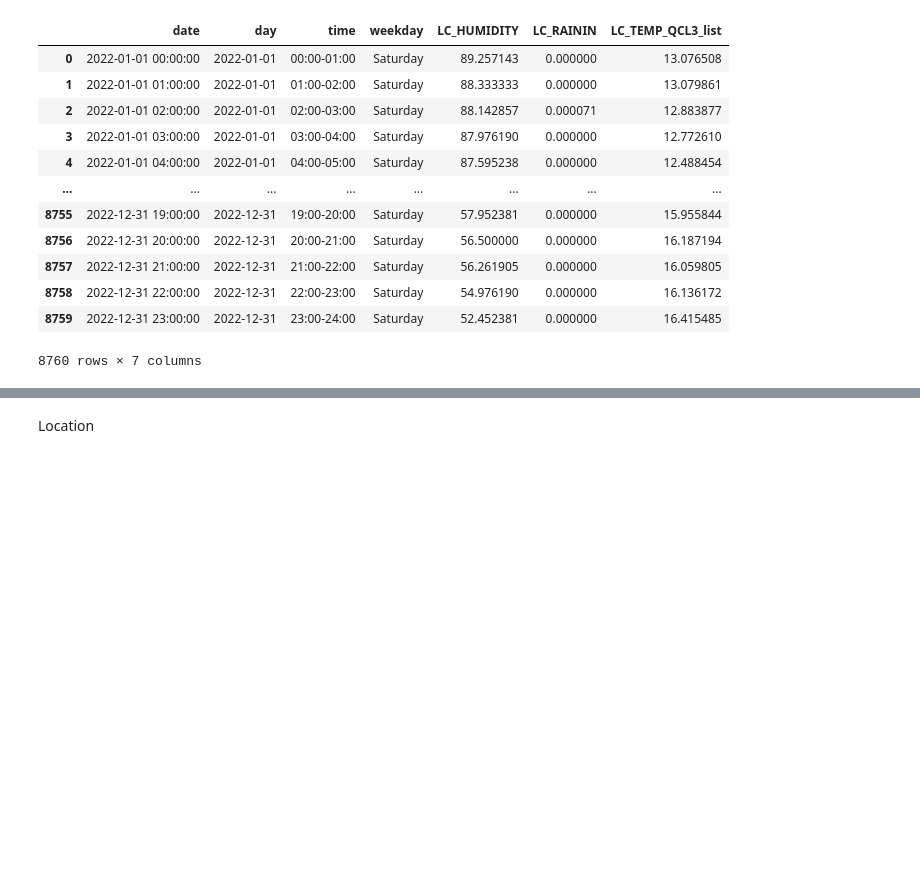
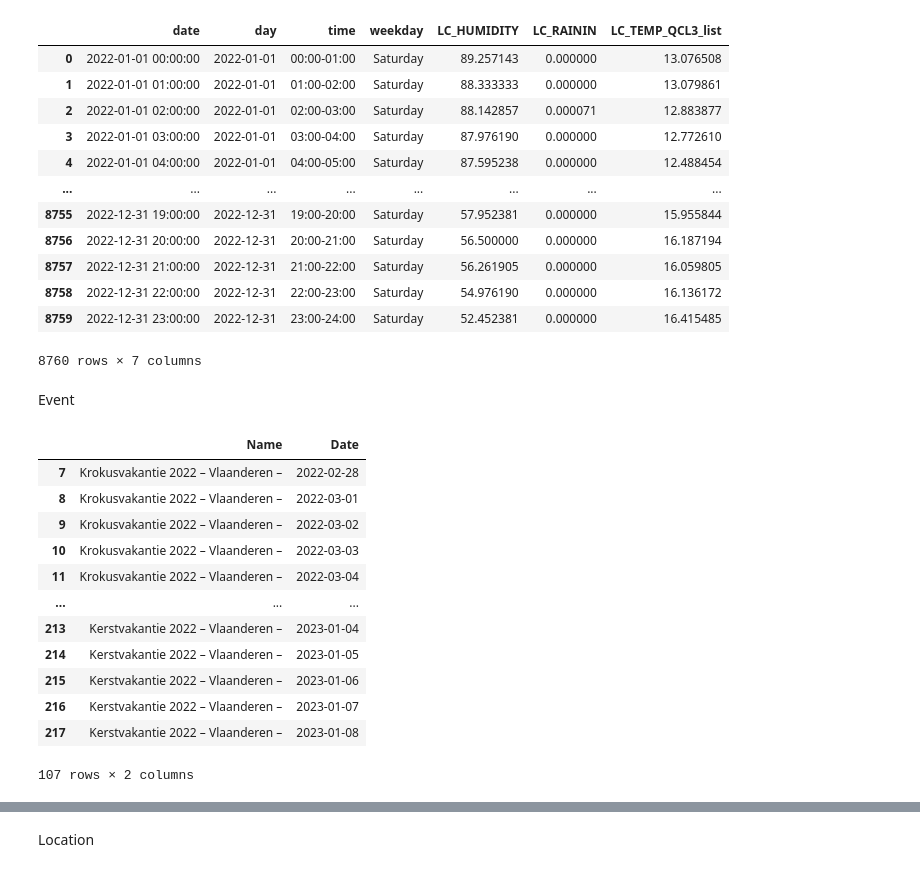
Before and after one commit to SarahSchrevens/MDA_project, a Jupyter notebook: noise prediction model/Past Data matrix/01_past data matrix.ipynb, the cells around one changed output, grey strips where cells are left out. Drawn from its saved outputs; the diff is of its cells as text; code cells hidden in the pictures; blank space fills up the shorter version.

```diff
--- a/noise prediction model/Past Data matrix/01_past data matrix.ipynb
+++ b/noise prediction model/Past Data matrix/01_past data matrix.ipynb
@@ -78,3 +78,5 @@ df
 | 8758 | 2022-12-31 22:00:00 | 2022-12-31 | 22:00-23:00 | Saturday | 54.976190 | 0.000000 | 16.136172 |
 | 8759 | 2022-12-31 23:00:00 | 2022-12-31 | 23:00-24:00 | Saturday | 52.452381 | 0.000000 | 16.415485 |
 8760 rows × 7 columns
+# %% [markdown]
+Event
@@ -80,0 +88,37 @@ df
+# %%
+# school data transformation
+rows_list = []
+
+for index, row in school.iterrows():
+    name = row['Holiday']
+    start_date = row['StartDate']
+    end_date = row['EndDate']
+
+    if start_date == end_date:
+        rows_list.append({'Name': name, 'Date': start_date})
+    else:
+        date_range = pd.date_range(start=start_date, end=end_date)
+        for date in date_range:
+            rows_list.append({'Name': name, 'Date': date})
+
+# Create a new DataFrame from the list of rows
+school_date = pd.DataFrame(rows_list)
+# Filter the DataFrame to only include the Vlaanderen data
+school_date = school_date[school_date['Name'].str.contains('Vlaanderen', na=False)]
+
+# Display the transformed data
+school_date
+# %% [output]
+|  | Name | Date |
+| 7 | Krokusvakantie 2022 – Vlaanderen – | 2022-02-28 |
+| 8 | Krokusvakantie 2022 – Vlaanderen – | 2022-03-01 |
+| 9 | Krokusvakantie 2022 – Vlaanderen – | 2022-03-02 |
+| 10 | Krokusvakantie 2022 – Vlaanderen – | 2022-03-03 |
+| 11 | Krokusvakantie 2022 – Vlaanderen – | 2022-03-04 |
+| ... | ... | ... |
+| 213 | Kerstvakantie 2022 – Vlaanderen – | 2023-01-04 |
+| 214 | Kerstvakantie 2022 – Vlaanderen – | 2023-01-05 |
+| 215 | Kerstvakantie 2022 – Vlaanderen – | 2023-01-06 |
+| 216 | Kerstvakantie 2022 – Vlaanderen – | 2023-01-07 |
+| 217 | Kerstvakantie 2022 – Vlaanderen – | 2023-01-08 |
+107 rows × 2 columns
```
Also changed, not shown: parts of 5 cells of this notebook, 9 other files.
